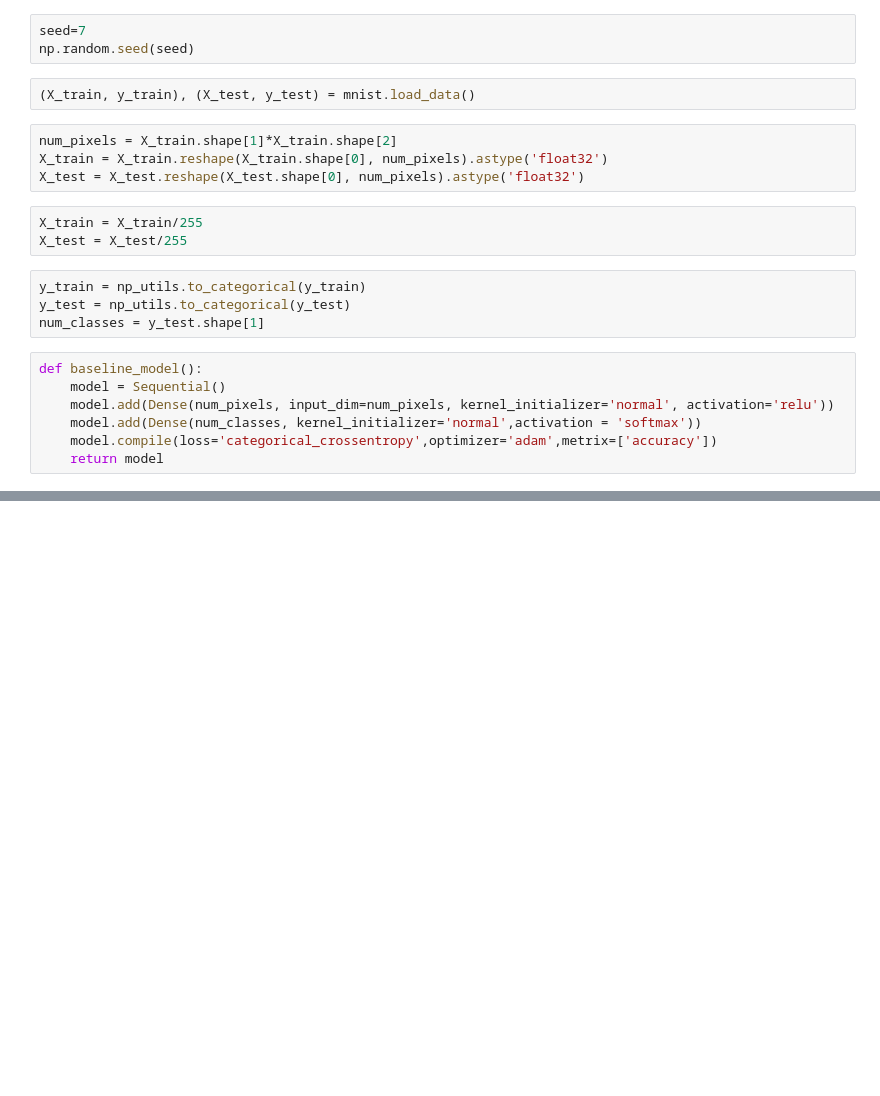
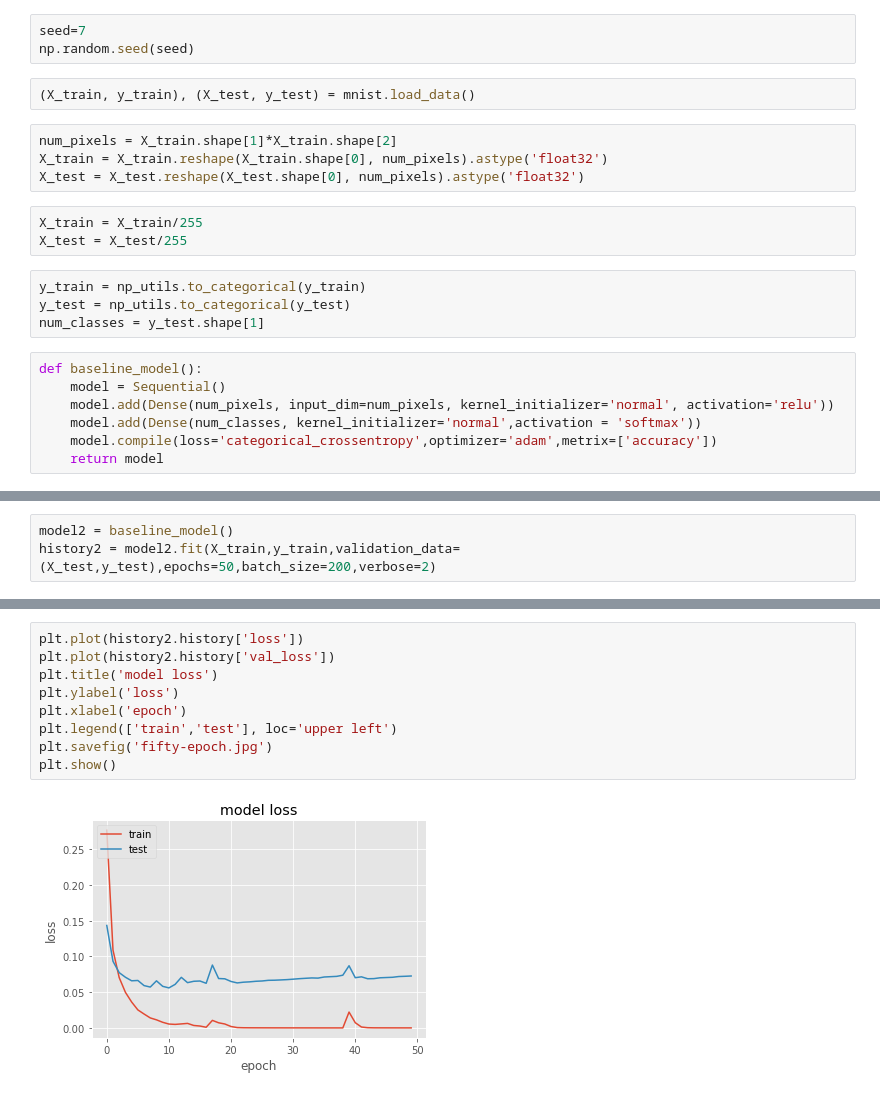
Before and after one commit to zachwarren4/Deep-Learning-the-SDSS, a Jupyter notebook: handwriting_example/basic_nn.ipynb, the cells around one changed output, grey strips where cells are left out. Saved outputs shown, nothing was run; the diff lists cells and outputs as text; blank space fills up the shorter version.

```diff
--- a/handwriting_example/basic_nn.ipynb
+++ b/handwriting_example/basic_nn.ipynb
@@ -56,0 +72,3 @@ Baseline Error: 94.22%
+# %%
+model2 = baseline_model()
+history2 = model2.fit(X_train,y_train,validation_data=(X_test,y_test),epochs=50,batch_size=200,verbose=2)
@@ -56,0 +95,11 @@ Baseline Error: 94.22%
+# %%
+plt.plot(history2.history['loss'])
+plt.plot(history2.history['val_loss'])
+plt.title('model loss')
+plt.ylabel('loss')
+plt.xlabel('epoch')
+plt.legend(['train','test'], loc='upper left')
+plt.savefig('fifty-epoch.jpg')
+plt.show()
+# %% [output]
+[figure, added]
```
Also changed, not shown: parts of 5 cells of this notebook, 3 other files.
